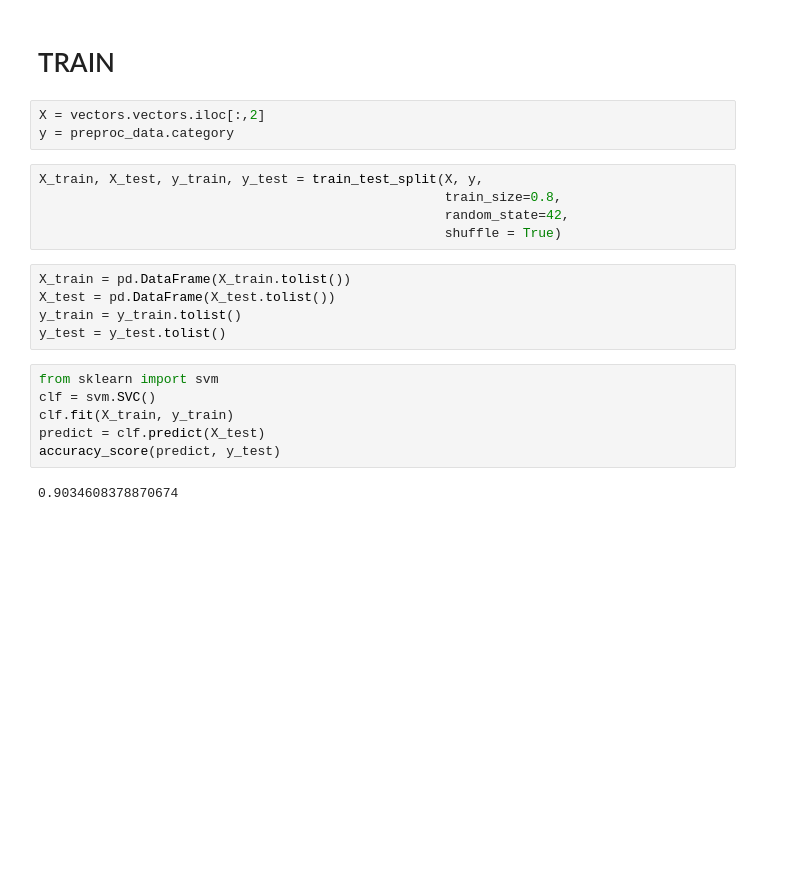
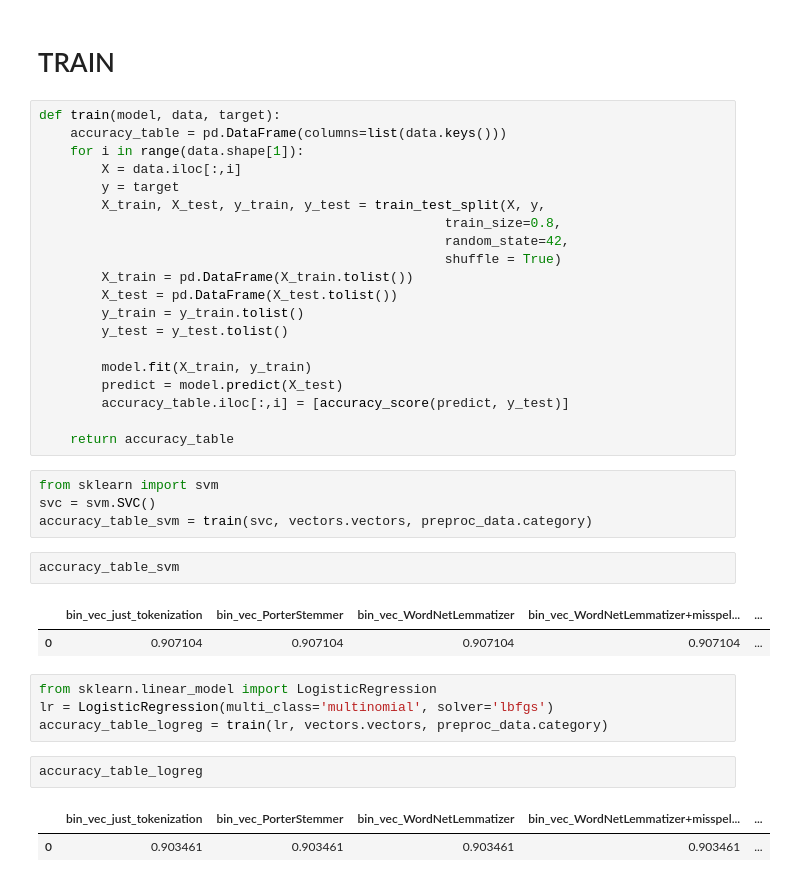
Before and after one commit to mlagranzh/tweets, a Jupyter notebook: tweets.ipynb, the cells around one changed output. Cells and saved outputs as stored; diff of their text form; blank space fills up the shorter version.

```diff
--- a/tweets.ipynb
+++ b/tweets.ipynb
@@ -215,24 +210,41 @@ vectors.vectors
 2745 rows × 18 columns
 # %% [markdown]
 # TRAIN
-# %%
-X = vectors.vectors.iloc[:,2]
-y = preproc_data.category
-# %%
-X_train, X_test, y_train, y_test = train_test_split(X, y,
-                                                    train_size=0.8,
-                                                    random_state=42,
-                                                    shuffle = True)
-# %%
-X_train = pd.DataFrame(X_train.tolist())
-X_test = pd.DataFrame(X_test.tolist())
-y_train = y_train.tolist()
-y_test = y_test.tolist()
-# %%
-from sklearn import svm
-clf = svm.SVC()
-clf.fit(X_train, y_train)
-predict = clf.predict(X_test)
-accuracy_score(predict, y_test)
-# %% [output]
-0.9034608378870674
+# %%
+def train(model, data, target):
+    accuracy_table = pd.DataFrame(columns=list(data.keys()))
+    for i in range(data.shape[1]):
+        X = data.iloc[:,i]
+        y = target
+        X_train, X_test, y_train, y_test = train_test_split(X, y,
+                                                    train_size=0.8,
+                                                    random_state=42,
+                                                    shuffle = True)
+        X_train = pd.DataFrame(X_train.tolist())
+        X_test = pd.DataFrame(X_test.tolist())
+        y_train = y_train.tolist()
+        y_test = y_test.tolist()
+
+        model.fit(X_train, y_train)
+        predict = model.predict(X_test)
+        accuracy_table.iloc[:,i] = [accuracy_score(predict, y_test)]
+
+    return accuracy_table
+# %%
+from sklearn import svm
+svc = svm.SVC()
+accuracy_table_svm = train(svc, vectors.vectors, preproc_data.category)
+# %%
+accuracy_table_svm
+# %% [output]
+|  | bin_vec_just_tokenization | bin_vec_PorterStemmer | bin_vec_WordNetLemmatizer | bin_vec_WordNetLemmatizer+misspel... | ... |
+| 0 | 0.907104 | 0.907104 | 0.907104 | 0.907104 | ... |
+# %%
+from sklearn.linear_model import LogisticRegression
+lr = LogisticRegression(multi_class='multinomial', solver='lbfgs')
+accuracy_table_logreg = train(lr, vectors.vectors, preproc_data.category)
+# %%
+accuracy_table_logreg
+# %% [output]
+|  | bin_vec_just_tokenization | bin_vec_PorterStemmer | bin_vec_WordNetLemmatizer | bin_vec_WordNetLemmatizer+misspel... | ... |
+| 0 | 0.903461 | 0.903461 | 0.903461 | 0.903461 | ... |
```
Also changed, not shown: parts of 20 cells of this notebook, 2 other files.
